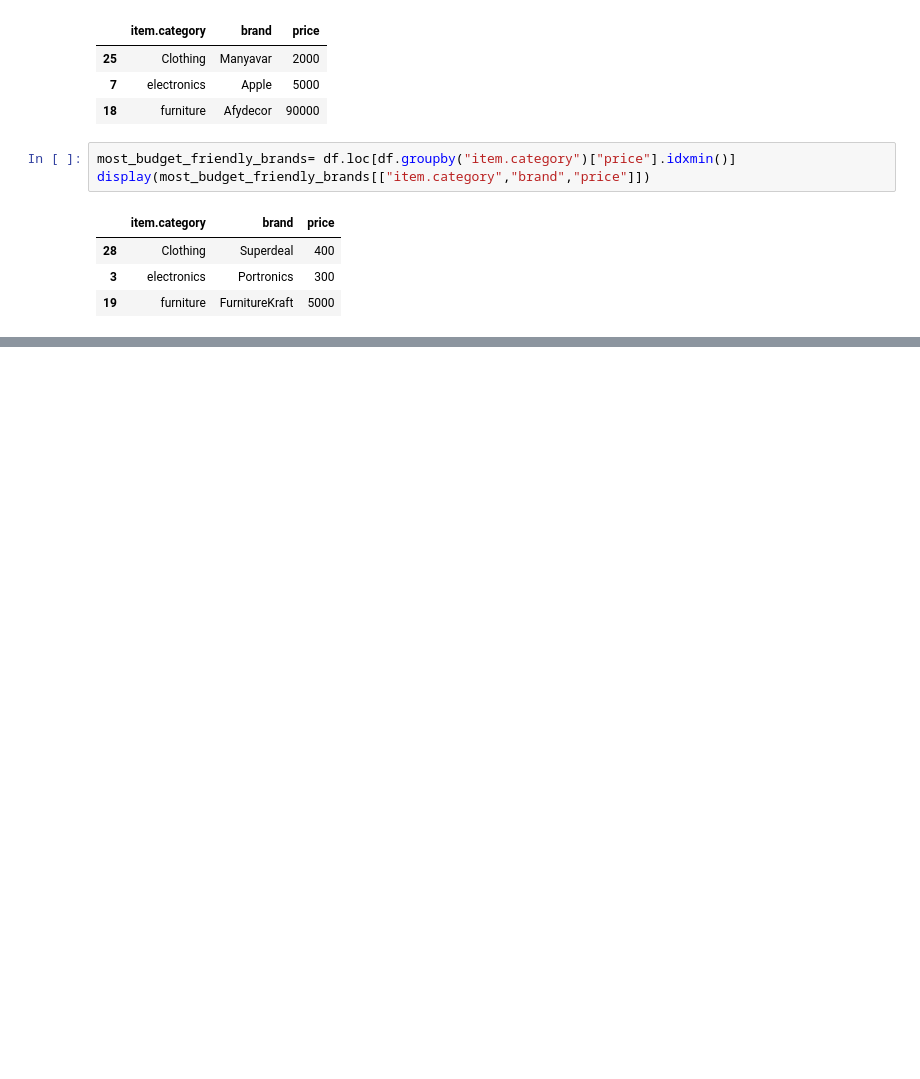
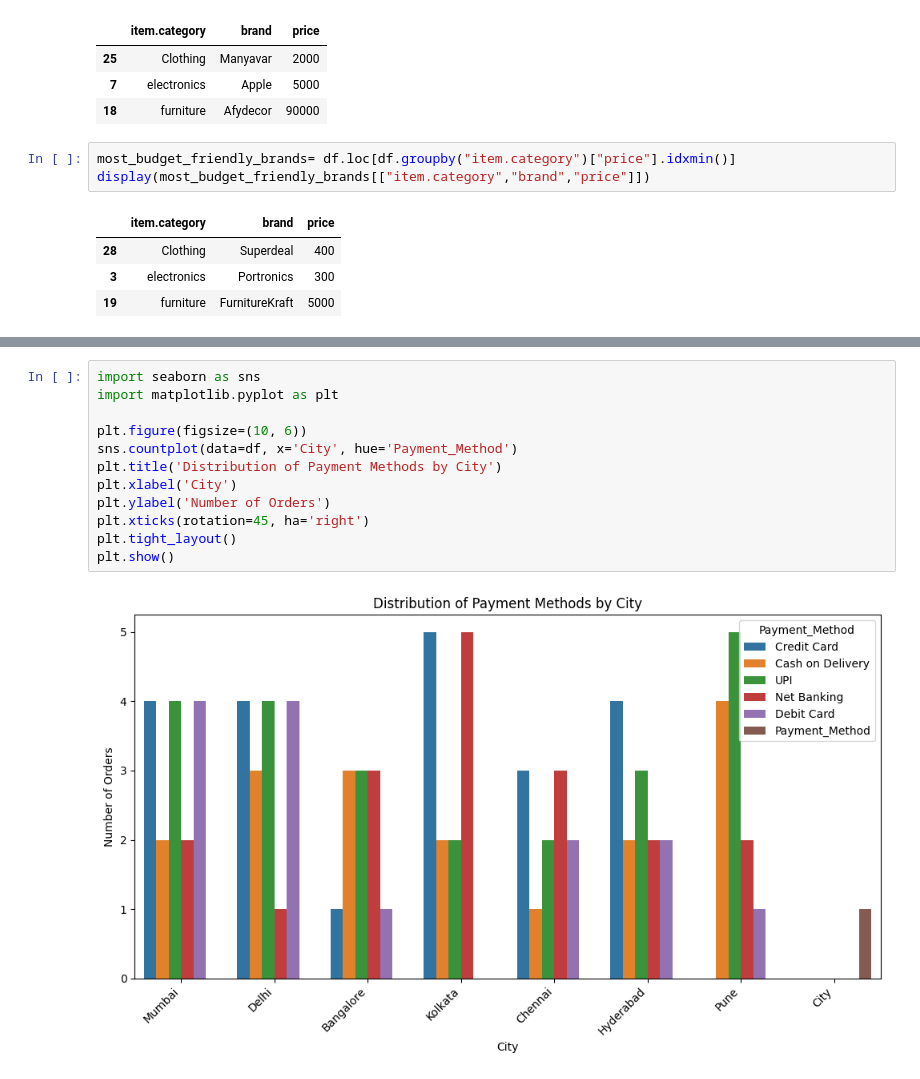
Before and after one commit to PhiWhyyy/Analyzing-market-trends, a Jupyter notebook: E_Commerce_Business_Analysis_Project.ipynb, the cells around one changed output, grey strips where cells are left out. Cells and saved outputs as stored; diff of their text form; blank space fills up the shorter version.

```diff
--- a/E_Commerce_Business_Analysis_Project.ipynb
+++ b/E_Commerce_Business_Analysis_Project.ipynb
@@ -34,0 +428,14 @@ display(most_budget_friendly_brands[["item.category","brand","price"]])
+# %%
+import seaborn as sns
+import matplotlib.pyplot as plt
+
+plt.figure(figsize=(10, 6))
+sns.countplot(data=df, x='City', hue='Payment_Method')
+plt.title('Distribution of Payment Methods by City')
+plt.xlabel('City')
+plt.ylabel('Number of Orders')
+plt.xticks(rotation=45, ha='right')
+plt.tight_layout()
+plt.show()
+# %% [output]
+[figure, added]
```
Also changed, not shown: parts of 34 cells of this notebook.
